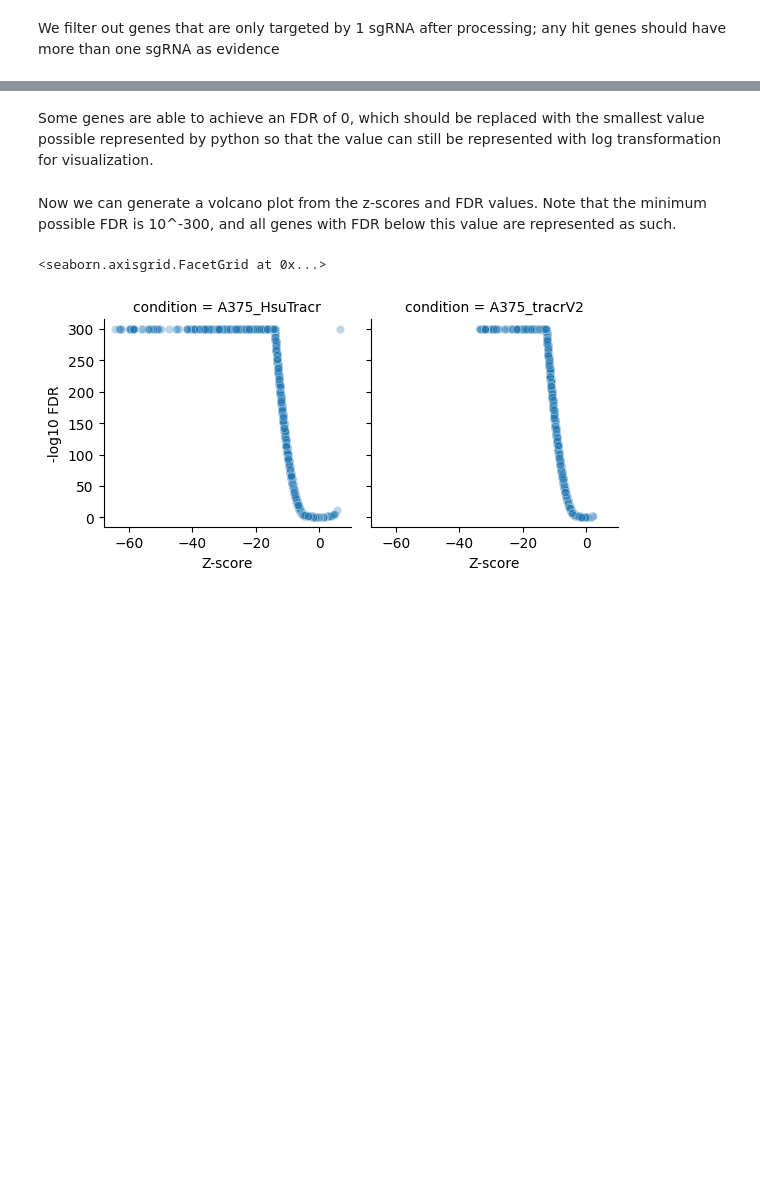
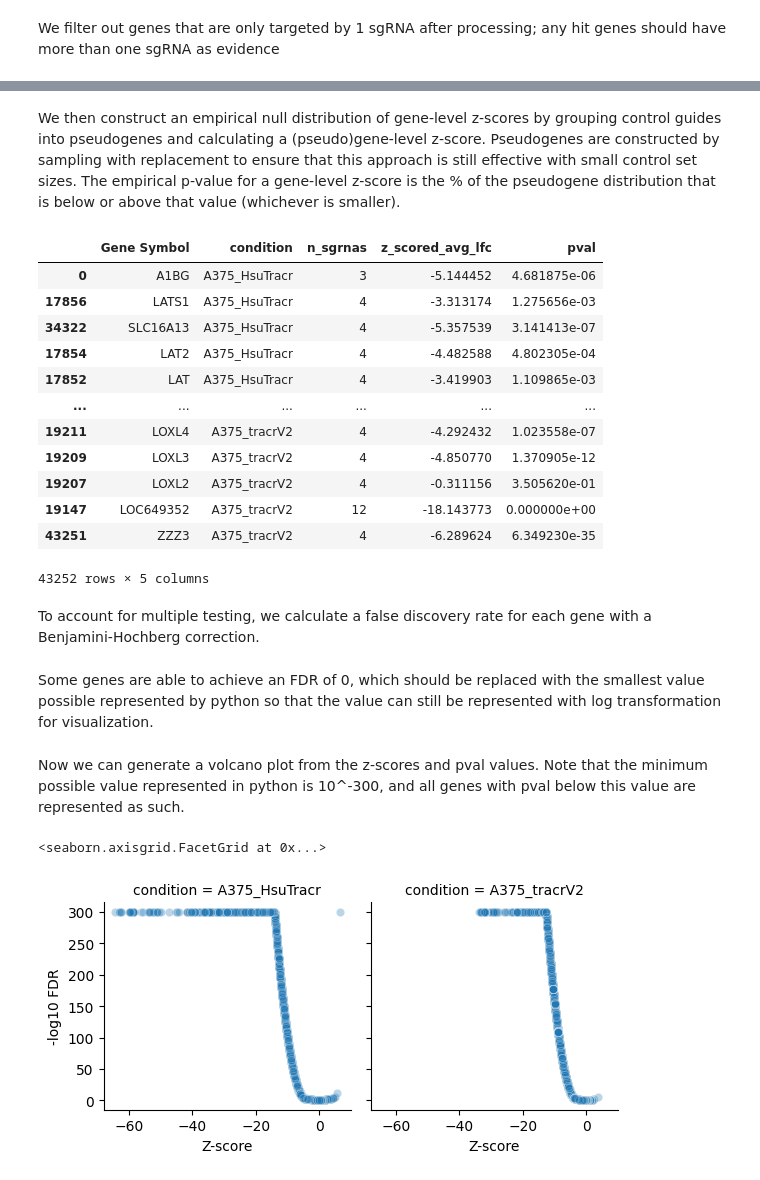
Before and after one commit to broadinstitute/computational-resources, a Jupyter notebook: 03_Screen_Analysis_with_Python/01_Standard_Screen_Analysis/Standard_Screen_Analysis.ipynb, the cells around one changed output, grey strips where cells are left out. Drawn from its saved outputs; the diff is of its cells as text; code cells hidden in the pictures; blank space fills up the shorter version.

Commit message:
add BH correction for multiple testing

```diff
--- a/03_Screen_Analysis_with_Python/01_Standard_Screen_Analysis/Standard_Screen_Analysis.ipynb
+++ b/03_Screen_Analysis_with_Python/01_Standard_Screen_Analysis/Standard_Screen_Analysis.ipynb
@@ -447,0 +379,57 @@ zscored_gene_lfcs
+# %% [markdown]
+We then construct an empirical null distribution of gene-level z-scores by grouping control guides into pseudogenes and calculating a (pseudo)gene-level z-score. Pseudogenes are constructed by sampling with replacement to ensure that this approach is still effective with small control set sizes. The empirical p-value for a gene-level z-score is the % of the pseudogene distribution that is below or above that value (whichever is smaller).
+# %%
+#randomly sample controls to create pseudogenes, calculate aggregate z-score for each pseudogene
+def get_pseudogene_distribution(df_with_guide_zscores,df_with_gene_zscores):
+    #get guide-level z-scores of controls
+    control_zscores= df_with_guide_zscores[df_with_guide_zscores["Gene Symbol"].isin(control_sgrna_lfcs["Gene Symbol"].tolist())].reset_index(drop=True)
+
+    #num guides in each pseudogene is average num guides per gene in screen
+    num_guides_per_pseudogene= round(df_with_gene_zscores["n_sgrnas"].mean())
+
+    random.seed(0)
+    num_pseudogenes=1000
+    control_pseudogene_zscores=[]
+    for i in range(num_pseudogenes):
+        #select n random indices from the list of control guides (n being the number of guides in a pseudogene)
+        #sampling with replacement enables a more representative distribution, beneficial for small control set size
+        control_guides_in_pseudogene=random.choices(range(len(control_zscores)), k=num_guides_per_pseudogene)
+        control_pseudogene= control_zscores.loc[control_guides_in_pseudogene,:]
+        #implements stouffers to calculate pseudogene-level z-score from z-score of each guide in pseudogene
+        control_pseudogene_zscores.append( control_pseudogene["z_scored_avg_lfc"].sum()/np.sqrt(num_guides_per_pseudogene))
+    control_pseudogene_zscores.sort()
+    return control_pseudogene_zscores
+
+#calculate control pseudogene distribution separately for each condition
+control_pseudogene_zscore_distribution_map={}
+for condition in zscored_gene_lfcs["condition"].unique():
+    control_pseudogene_zscore_distribution_map[condition]= get_pseudogene_distribution(zscored_sgrna_lfcs[zscored_sgrna_lfcs["condition"]==condition].reset_index(),zscored_gene_lfcs[zscored_gene_lfcs["condition"]==condition].reset_index())
+
+def get_empirical_gene_pval(gene_level_z_score,condition):
+    #use the control distribution that corresponds to the condition that the gene-level z-score is calculated from
+    control_pseudogene_zscores= control_pseudogene_zscore_distribution_map[condition]
+    #estimate probability distribution of pseudogene z-scores to get AUC for pval
+    kde= scipy.stats.gaussian_kde(control_pseudogene_zscores)
+    ha_less=kde.integrate_box_1d(-np.inf, gene_level_z_score)
+    ha_greater=kde.integrate_box_1d(gene_level_z_score, np.inf)
+    strongest_p_val=np.min([ha_less,ha_greater])
+    return strongest_p_val
+
+zscored_gene_lfcs['pval'] = zscored_gene_lfcs.apply(lambda x: get_empirical_gene_pval(x.z_scored_avg_lfc,x.condition),axis=1)
+zscored_gene_lfcs
+# %% [output]
+|  | Gene Symbol | condition | n_sgrnas | z_scored_avg_lfc | pval |
+| 0 | A1BG | A375_HsuTracr | 3 | -5.144452 | 4.681875e-06 |
+| 17856 | LATS1 | A375_HsuTracr | 4 | -3.313174 | 1.275656e-03 |
+| 34322 | SLC16A13 | A375_HsuTracr | 4 | -5.357539 | 3.141413e-07 |
+| 17854 | LAT2 | A375_HsuTracr | 4 | -4.482588 | 4.802305e-04 |
+| 17852 | LAT | A375_HsuTracr | 4 | -3.419903 | 1.109865e-03 |
+| ... | ... | ... | ... | ... | ... |
+| 19211 | LOXL4 | A375_tracrV2 | 4 | -4.292432 | 1.023558e-07 |
+| 19209 | LOXL3 | A375_tracrV2 | 4 | -4.850770 | 1.370905e-12 |
+| 19207 | LOXL2 | A375_tracrV2 | 4 | -0.311156 | 3.505620e-01 |
+| 19147 | LOC649352 | A375_tracrV2 | 12 | -18.143773 | 0.000000e+00 |
+| 43251 | ZZZ3 | A375_tracrV2 | 4 | -6.289624 | 6.349230e-35 |
+43252 rows × 5 columns
+# %% [markdown]
+To account for multiple testing, we calculate a false discovery rate for each gene with a Benjamini-Hochberg correction.
@@ -450,5 +443,5 @@ Some genes are able to achieve an FDR of 0, which should be replaced with the sm
 # %%
 zscored_gene_lfcs.loc[zscored_gene_lfcs["FDR"]< 1e-300,"FDR"] = 1e-300
 # %% [markdown]
-Now we can generate a volcano plot from the z-scores and FDR values. Note that the minimum possible FDR is 10^-300, and all genes with FDR below this value are represented as such.
+Now we can generate a volcano plot from the z-scores and pval values. Note that the minimum possible value represented in python is 10^-300, and all genes with pval below this value are represented as such.
 # %%
```
Also changed, not shown: parts of 9 cells of this notebook.
